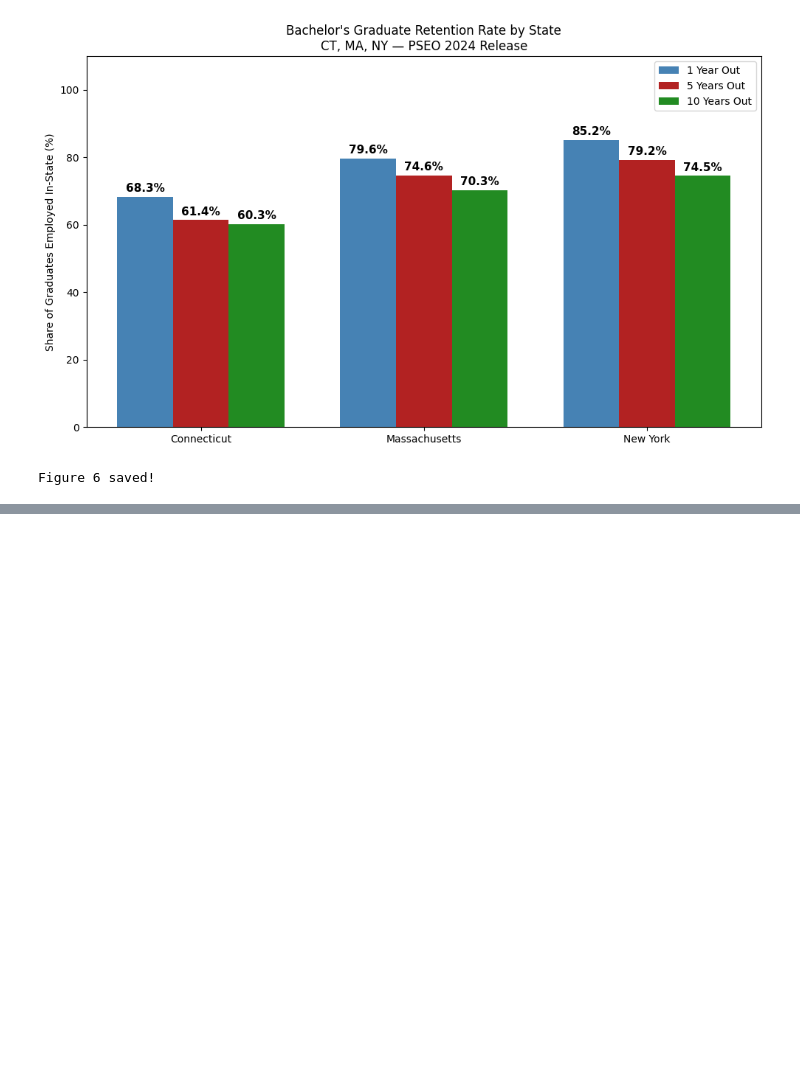
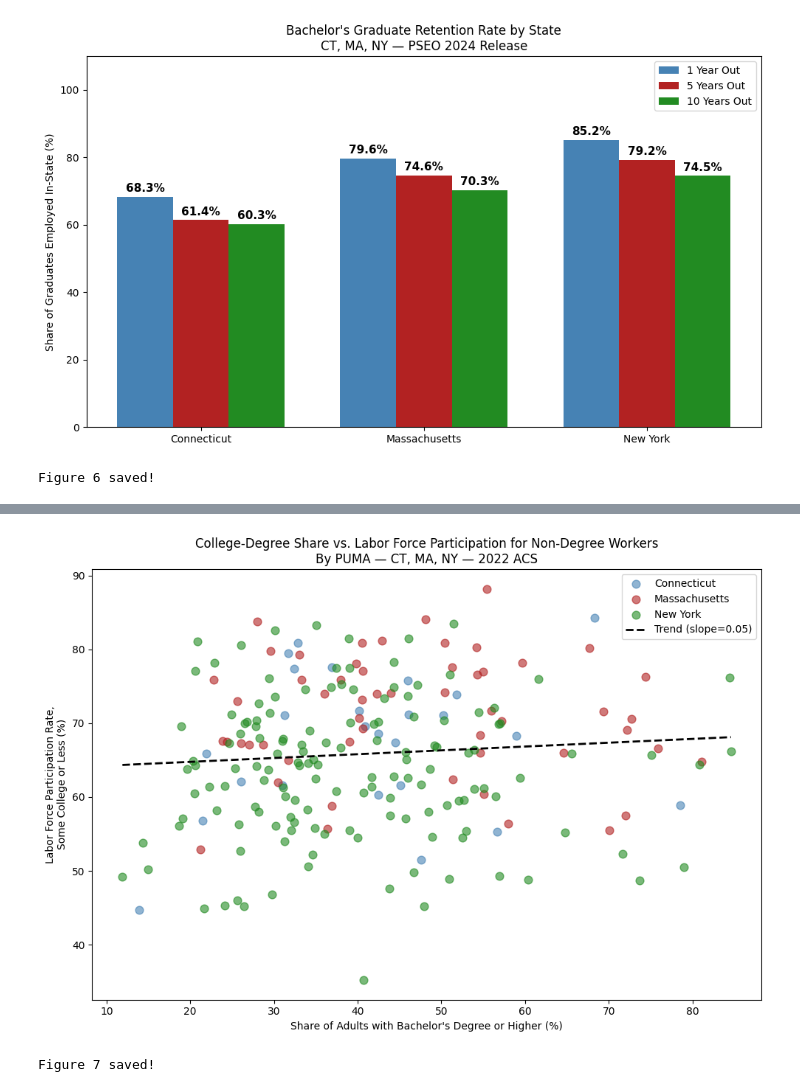
Before and after one commit to randyliu078-bit/qss20-final-project, a Jupyter notebook: code/03_analysis.ipynb, the cells around one changed output, grey strips where cells are left out. Cells and saved outputs as stored; diff of their text form; code cells hidden in the pictures; blank space fills up the shorter version.

```diff
--- a/code/03_analysis.ipynb
+++ b/code/03_analysis.ipynb
@@ -1198,0 +1373,9 @@ Figure 6 saved!
+# %%
+# Filter out Census suppression codes
+all_puma3 = all_puma2[
+    (all_puma2["lfp_rate"] > 0) &
+    (all_puma2["lfp_rate"] <= 100)
+].copy()
+
+print("PUMAs after filter:", all_puma3.shape[0])
+print(all_puma3["lfp_rate"].describe())
@@ -1198,0 +1393,23 @@ Figure 6 saved!
+# %%
+fig, ax = plt.subplots(figsize=(10, 7))
+for state, group in all_puma3.groupby("state_name"):
+    ax.scatter(group["college_share"], group["lfp_rate"],
+               color=colors[state], alpha=0.6, s=60, label=state)
+
+# Overall regression line
+m, b = np.polyfit(all_puma3["college_share"], all_puma3["lfp_rate"], 1)
+x_line = np.linspace(all_puma3["college_share"].min(), all_puma3["college_share"].max(), 100)
+ax.plot(x_line, m*x_line + b, color="black", linewidth=2,
+        linestyle="--", label=f"Trend (slope={m:.2f})")
+
+ax.set_xlabel("Share of Adults with Bachelor's Degree or Higher (%)")
+ax.set_ylabel("Labor Force Participation Rate,\nSome College or Less (%)")
+ax.set_title("College-Degree Share vs. Labor Force Participation for Non-Degree Workers\nBy PUMA — CT, MA, NY — 2022 ACS")
+ax.legend()
+plt.tight_layout()
+plt.savefig("fig7_puma_scatter.png", dpi=150)
+plt.show()
+print("Figure 7 saved!")
+# %% [output]
+[figure, added]
+Figure 7 saved!
```
Also changed, not shown: parts of 11 cells of this notebook.
